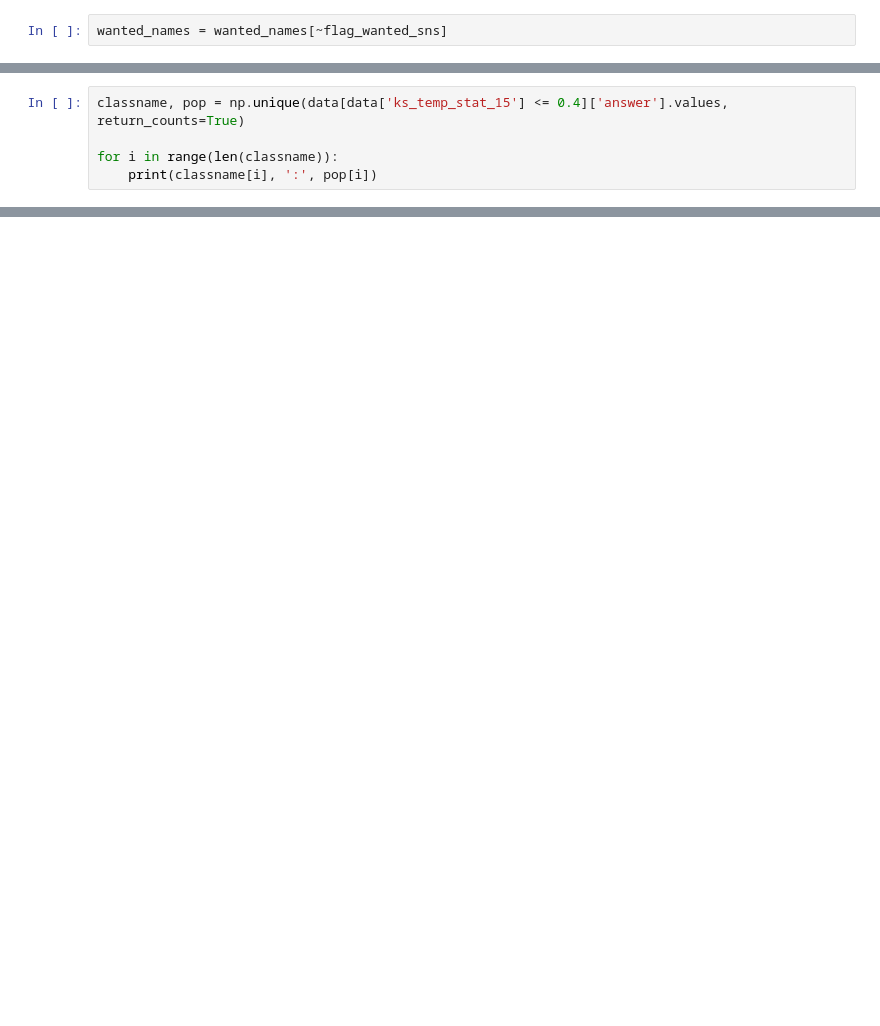
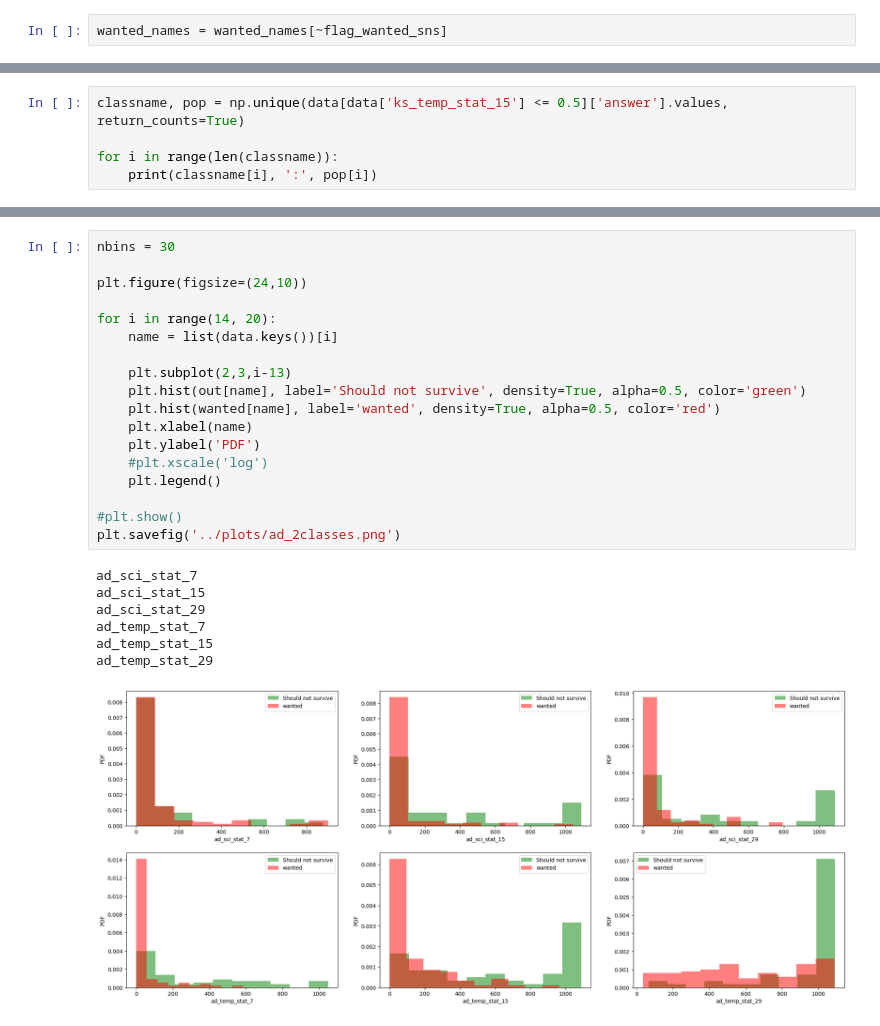
Before and after one commit to emilleishida/crp7_hostless, a Jupyter notebook: notebooks/check_power_spectrum.ipynb, the cells around one changed output, grey strips where cells are left out. Saved outputs shown, nothing was run; the diff lists cells and outputs as text; blank space fills up the shorter version.

```diff
--- a/notebooks/check_power_spectrum.ipynb
+++ b/notebooks/check_power_spectrum.ipynb
@@ -288,6 +295,6 @@ max       0.999849
 Name: ks_temp_stat_15, dtype: float64
 # %%
-classname, pop = np.unique(data[data['ks_temp_stat_15'] <= 0.4]['answer'].values, return_counts=True)
+classname, pop = np.unique(data[data['ks_temp_stat_15'] <= 0.5]['answer'].values, return_counts=True)
 
 for i in range(len(classname)):
     print(classname[i], ':', pop[i])
@@ -313,0 +316,26 @@ min(out['ks_sci_pvalue_7'])
+# %%
+nbins = 30
+
+plt.figure(figsize=(24,10))
+
+for i in range(14, 20):
+    name = list(data.keys())[i]
+
+    plt.subplot(2,3,i-13)
+    plt.hist(out[name], label='Should not survive', density=True, alpha=0.5, color='green')
+    plt.hist(wanted[name], label='wanted', density=True, alpha=0.5, color='red')
+    plt.xlabel(name)
+    plt.ylabel('PDF')
+    #plt.xscale('log')
+    plt.legend()
+
+#plt.show()
+plt.savefig('../plots/ad_2classes.png')
+# %% [output]
+ad_sci_stat_7
+ad_sci_stat_15
+ad_sci_stat_29
+ad_temp_stat_7
+ad_temp_stat_15
+ad_temp_stat_29
+[figure, added]
```
Also changed, not shown: parts of 37 cells of this notebook, 3 other files.
